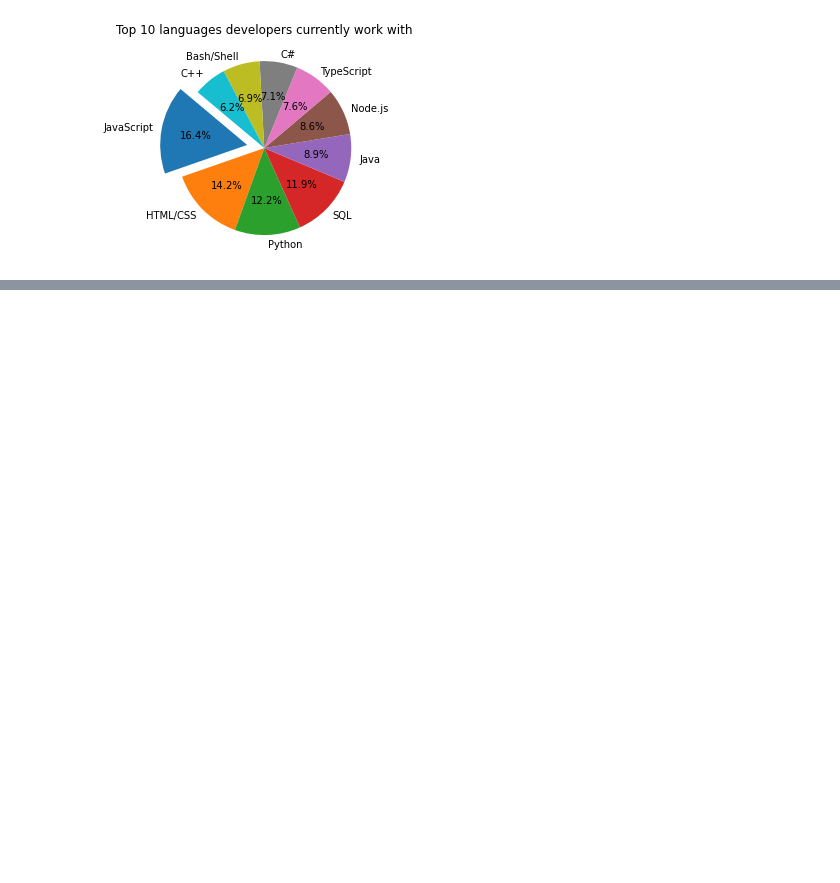
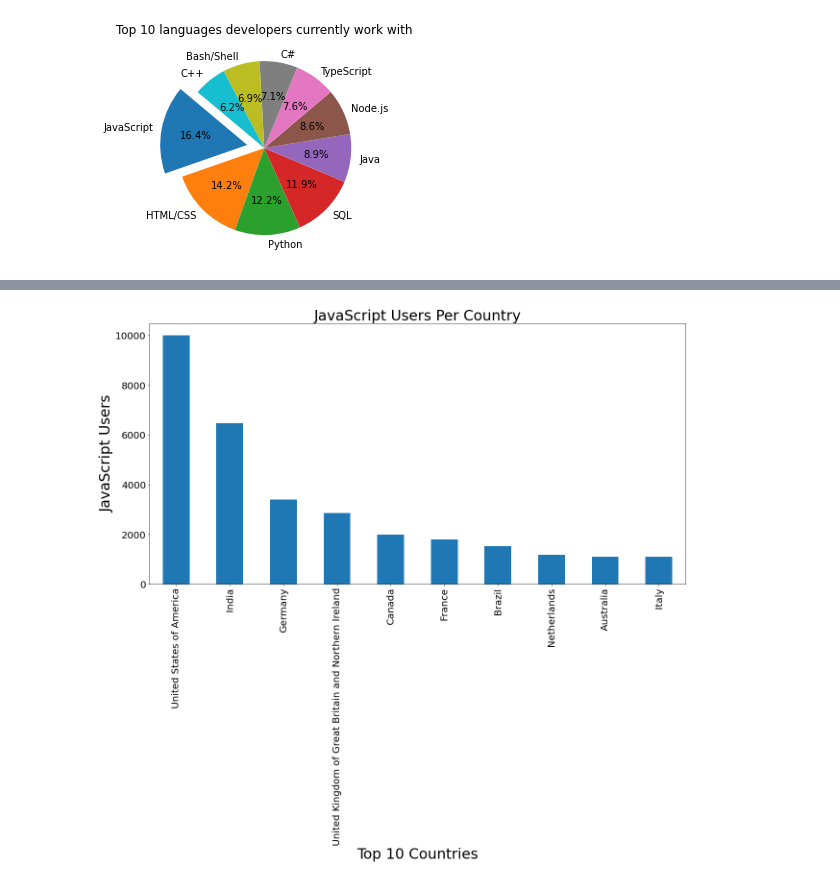
Before and after one commit to Stencoss/DataDrivenDevelopers, a Jupyter notebook: project_1.ipynb, the cells around one changed output, grey strips where cells are left out. Cells and saved outputs as stored; diff of their text form; code cells hidden in the pictures; blank space fills up the shorter version.

Commit message:
added pics and country data

```diff
--- a/project_1.ipynb
+++ b/project_1.ipynb
@@ -168,0 +136,7 @@ plt.show()
+# %%
+# pull main data frame and isolate only people that have javascript in full_df['LanguageHaveWorkedWith']
+# Code goes through the LanguageHaveWorkedWith series and looks for the string JavaScript within the series.  Once it finds
+# all instances it creates a new data frame with just those rows.  The Row count is equal to the count we did in the
+# beginning '53587'.  This way we can check that it is the correct amount.
+find_js_df = full_df.loc[full_df['LanguageHaveWorkedWith'].str.contains('JavaScript',  case = False, na=False)]
+find_js_df['LanguageHaveWorkedWith']
@@ -168,0 +183,5 @@ plt.show()
+# %%
+
+js_country = find_js_df['Country'].value_counts()
+
+js_country.head(10)
@@ -168,0 +200,15 @@ plt.show()
+# %%
+js_country.head(10).plot(kind="bar", figsize=(20,10))
+
+
+
+plt.title("JavaScript Users Per Country", fontsize = 30)
+plt.xlabel('Top 10 Countries',fontsize = 30)
+plt.ylabel('JavaScript Users', fontsize = 30)
+plt.xticks(fontsize=20)
+plt.yticks(fontsize=20)
+
+
+plt.show()
+# %% [output]
+[figure, added]
```
Also changed, not shown: parts of 9 cells of this notebook, 3 other files.
